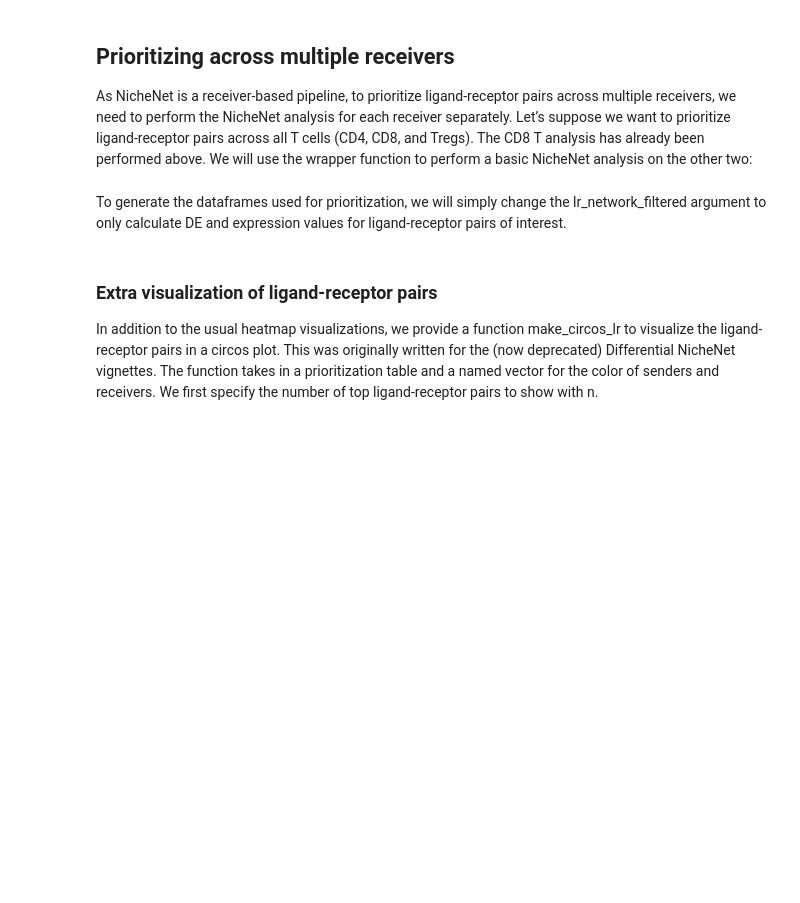
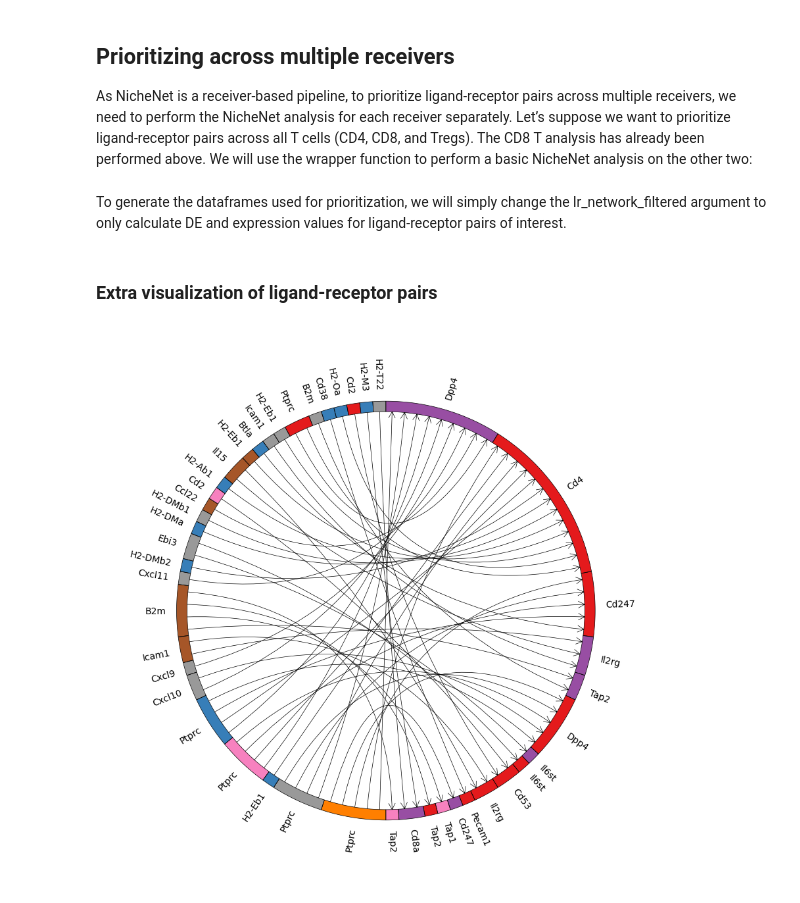
Before and after one commit to saeyslab/nichenetpy, a Jupyter notebook: notebooks/steps_prioritization.ipynb, the cells around one changed output. Drawn from its saved outputs; the diff is of its cells as text; code cells hidden in the pictures; blank space fills up the shorter version.

Commit message:
first version of circos plot

```diff
--- a/notebooks/steps_prioritization.ipynb
+++ b/notebooks/steps_prioritization.ipynb
@@ -278,7 +284,3 @@ prior_tables_combined = generate_prioritization_table(
     ligand_activities_combined,
     info_tables_combined["lr_condition_de"]
 )
-# %% [markdown]
-### Extra visualization of ligand-receptor pairs
-
-In addition to the usual heatmap visualizations, we provide a function make_circos_lr to visualize the ligand-receptor pairs in a circos plot. This was originally written for the (now deprecated) Differential NicheNet vignettes. The function takes in a prioritization table and a named vector for the color of senders and receivers. We first specify the number of top ligand-receptor pairs to show with n.
@@ -286,0 +287,50 @@ In addition to the usual heatmap visualizations, we provide a function make_circ
+# %% [markdown]
+### Extra visualization of ligand-receptor pairs
+# %%
+prior_table_oi = prior_tables_combined.sort_values(by="prioritization_score", ascending=False)[:50]
+# %%
+senders = prior_table_oi["sender"]
+receivers = prior_table_oi["receiver"]
+celltypes = set(chain(senders, receivers))
+ligands = prior_table_oi["ligand"]
+receptors = prior_table_oi["receptor"]
+link_count_in = dict()
+link_count_out = dict()
+links = []
+for sender, receiver, ligand, receptor in zip(senders, receivers, ligands, receptors):
+    key_out = f"{sender}_{ligand}_out"
+    if key_out in link_count_out:
+        link_count_out[key_out] += 1
+    else:
+        link_count_out[key_out] = 1
+    key_in = f"{receiver}_{receptor}_in"
+    if key_in in link_count_in:
+        link_count_in[key_in] += 1
+    else:
+        link_count_in[key_in] = 1
+    links.append((
+        key_out,
+        key_in,
+        link_count_out[key_out],
+        link_count_in[key_in]
+    ))
+circos = Circos(sectors={
+    key: count
+    for key, count in chain(link_count_in.items(), link_count_out.items())
+})
+ColorCycler.set_cmap("Set1")
+colors = dict(zip(celltypes, ColorCycler.get_color_list(len(celltypes))))
+for sector in circos.sectors:
+    celltype, gene, _ = sector.name.split("_")
+    sector.text(gene, size=10, orientation="vertical")
+    track = sector.add_track((95, 100))
+    track.axis(fc=colors[celltype])
+for sender, receiver, send_pos, rec_pos in links:
+    circos.link_line(
+        (sender, send_pos - 0.5),
+        (receiver, rec_pos - 0.5,),
+        direction=1
+    )
+fig = circos.plotfig()
+# %% [output]
+[figure, added]
```
Also changed, not shown: parts of 3 cells of this notebook.
